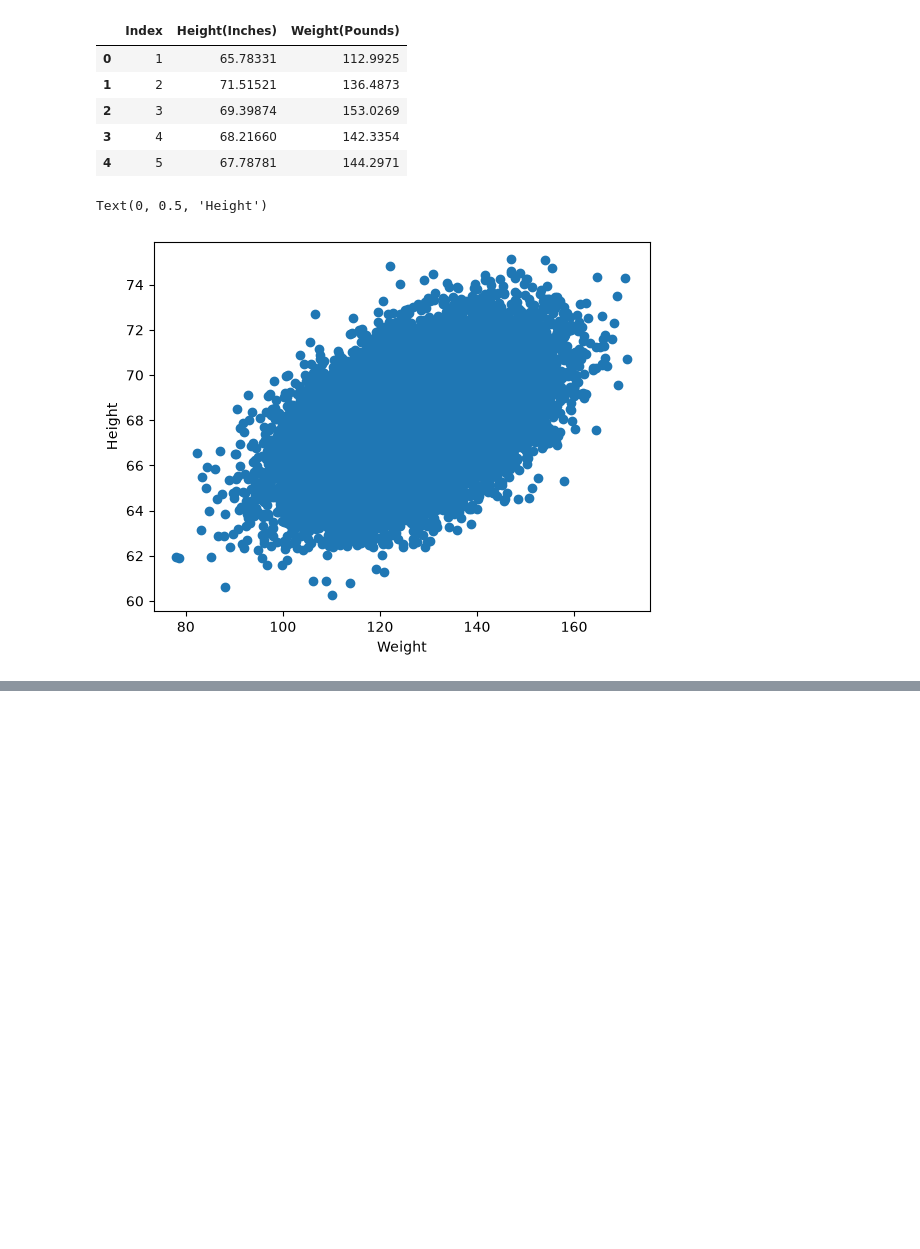
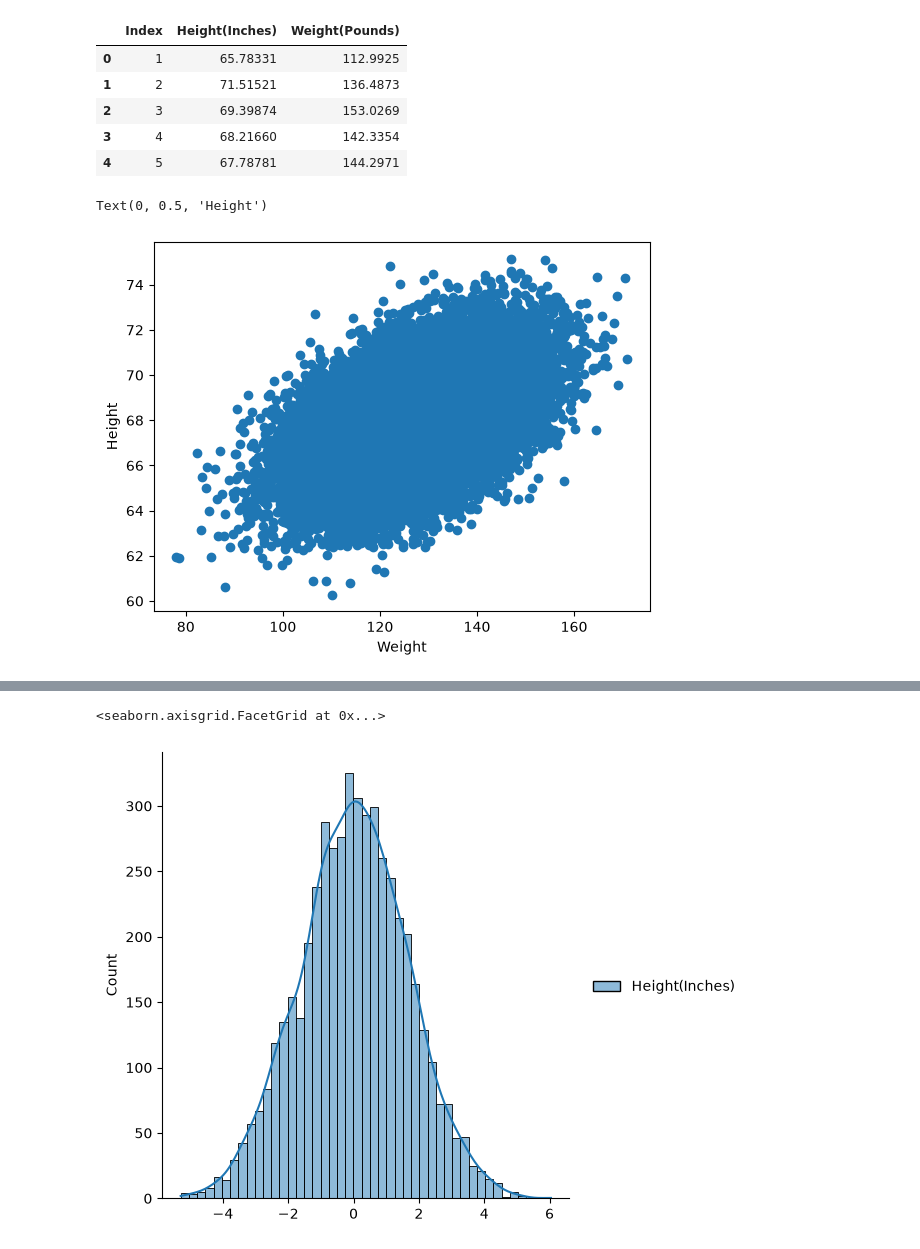
Before and after one commit to mohdshubair313/machine-learning-concepts, a Jupyter notebook: 2_Linear_regression_to_Deployment/1stProgram.ipynb, the cells around one changed output, grey strips where cells are left out. Cells and saved outputs as stored; diff of their text form; code cells hidden in the pictures; blank space fills up the shorter version.

```diff
--- a/2_Linear_regression_to_Deployment/1stProgram.ipynb
+++ b/2_Linear_regression_to_Deployment/1stProgram.ipynb
@@ -48,0 +218,5 @@ Name: Height(Inches), Length: 25000, dtype: float64
+# %%
+## residuals
+
+residuals = y_test - y_pred_test
+residuals
@@ -48,0 +237,7 @@ Name: Height(Inches), Length: 25000, dtype: float64
+# %%
+# plotting this residuals
+
+sns.displot(residuals, kde=True)
+# %% [output]
+<seaborn.axisgrid.FacetGrid at 0x...>
+[figure, added]
```
Also changed, not shown: parts of 22 cells of this notebook.
